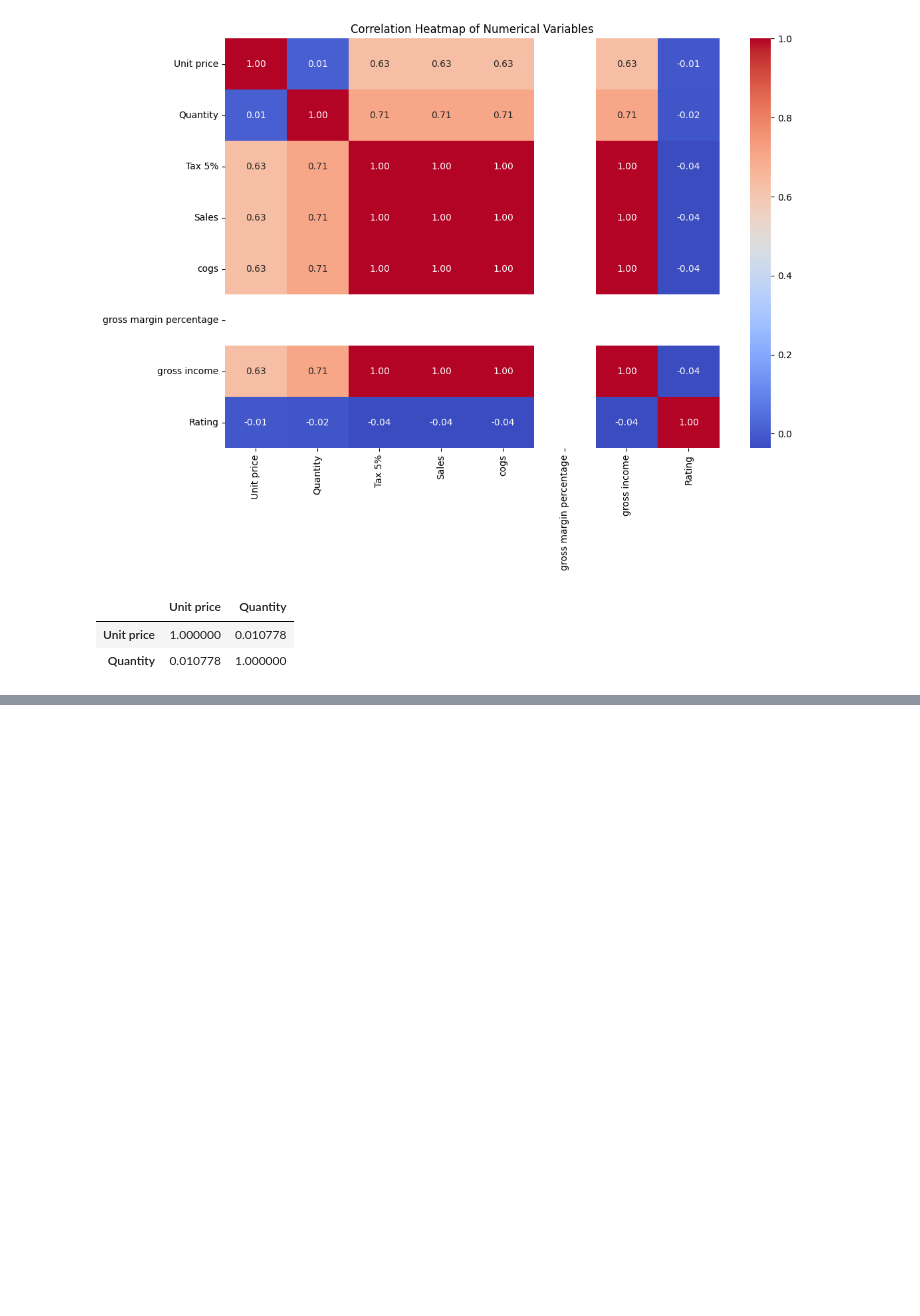
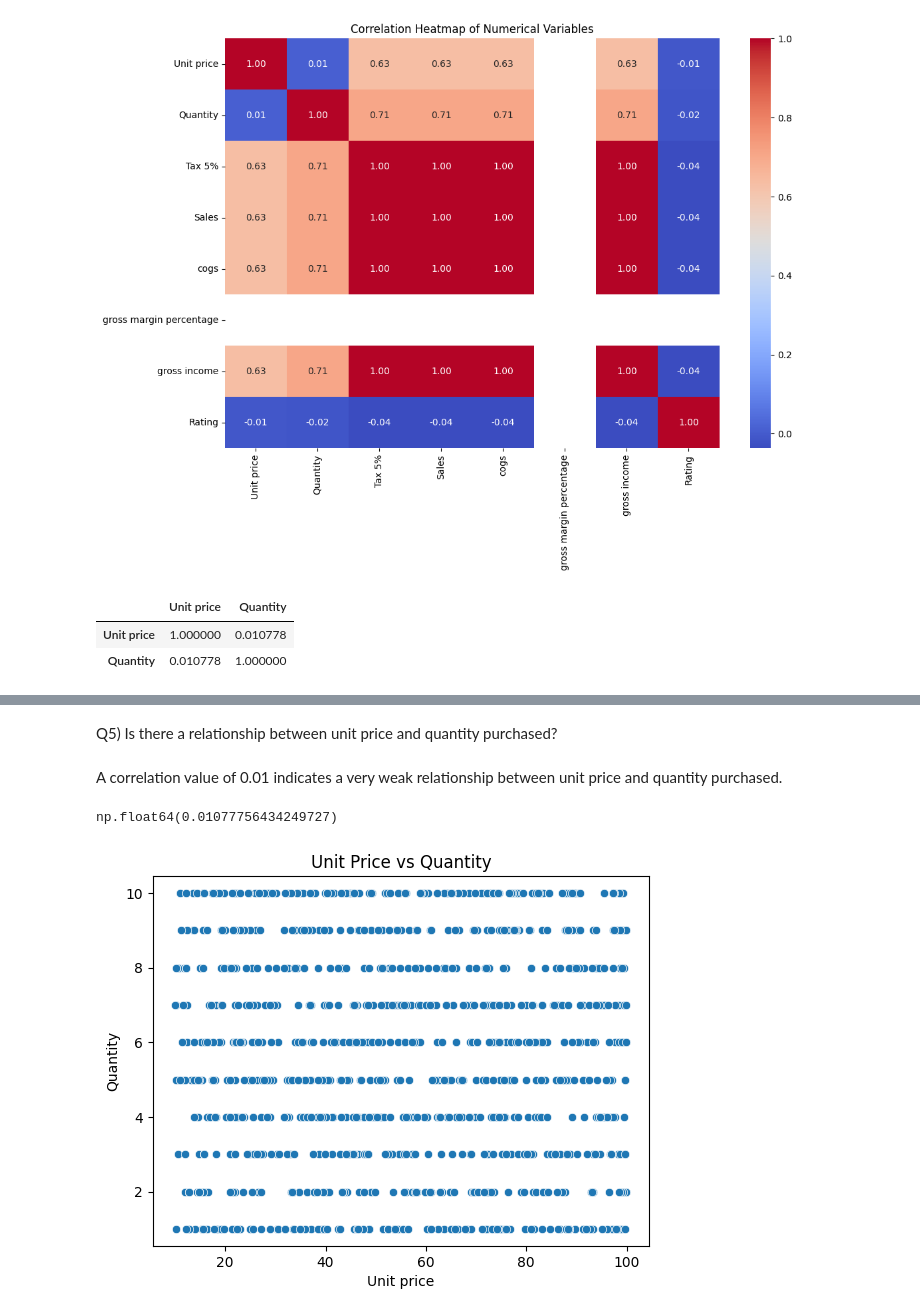
Before and after one commit to m0sfe/Supermarket-Sales-Analysis, a Jupyter notebook: Python_Project.ipynb, the cells around one changed output, grey strips where cells are left out. Cells and saved outputs as stored; diff of their text form; code cells hidden in the pictures; blank space fills up the shorter version.

```diff
--- a/Python_Project.ipynb
+++ b/Python_Project.ipynb
@@ -244,0 +304,15 @@ df[['Unit price', 'Quantity']].corr()
+# %% [markdown]
+Q5) Is there a relationship between unit price and quantity purchased?
+# %% [markdown]
+A correlation value of 0.01 indicates a very weak relationship between unit price and quantity purchased.
+# %%
+corr_value = df['Unit price'].corr(df['Quantity'])
+corr_value
+# %% [output]
+np.float64(0.01077756434249727)
+# %%
+sns.scatterplot(data=df, x='Unit price', y='Quantity')
+plt.title('Unit Price vs Quantity')
+plt.show()
+# %% [output]
+[figure, added]
```
Also changed, not shown: parts of 12 cells of this notebook.
